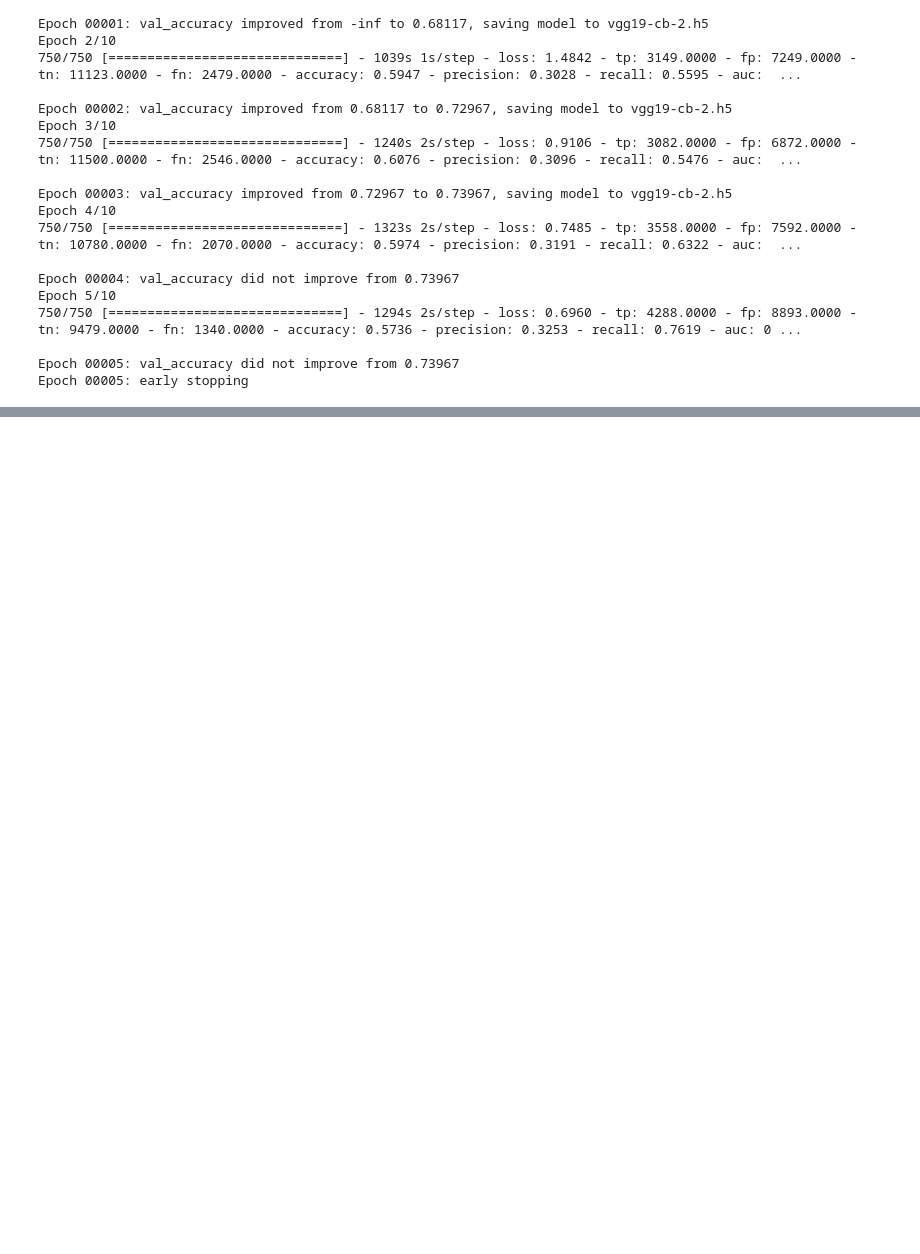
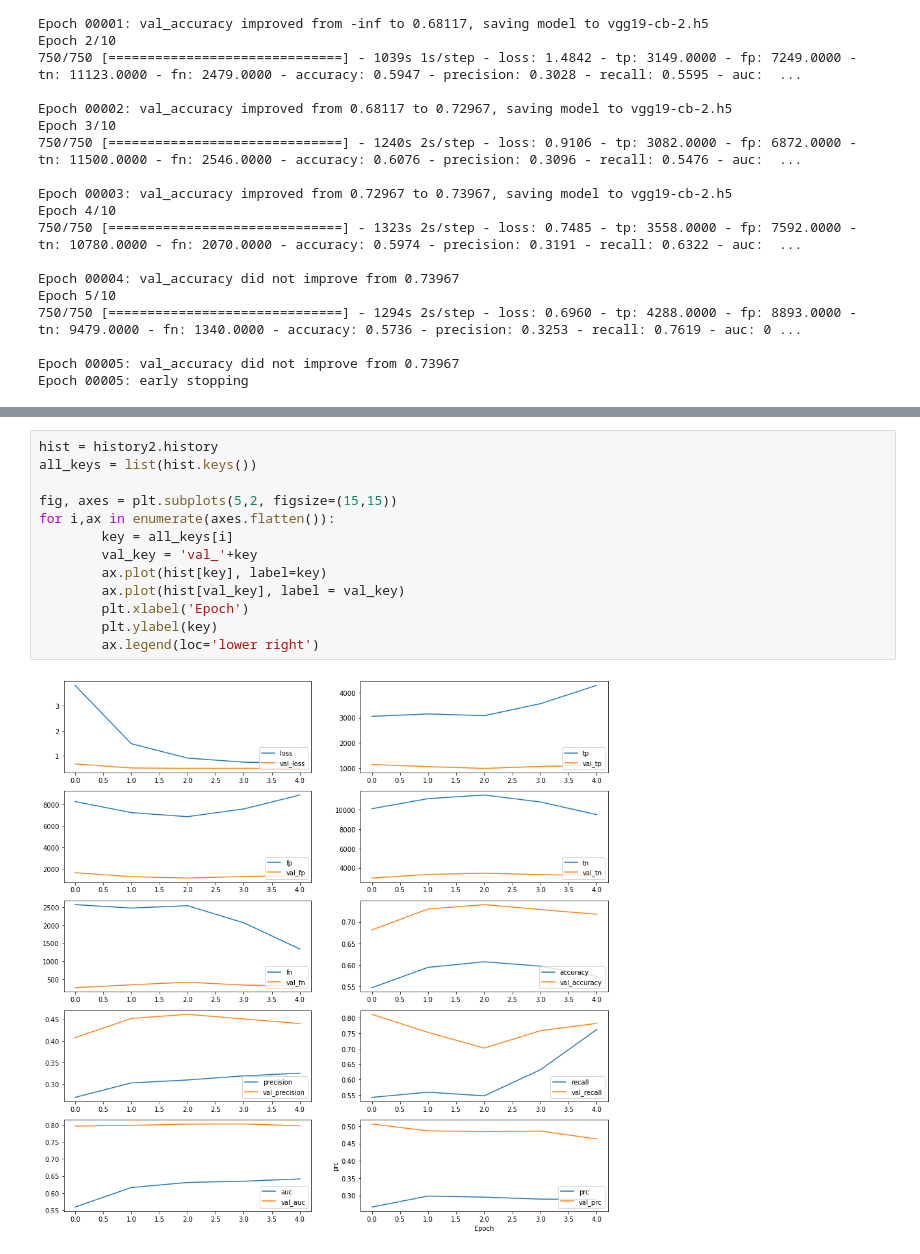
Before and after one commit to mpolyakova/right-whale-detection-deep-metis, a Jupyter notebook: a10.1 Different Dense Layers on VGG 19.ipynb, the cells around one changed output, grey strips where cells are left out. Drawn from its saved outputs; the diff is of its cells as text; blank space fills up the shorter version.

```diff
--- a/a10.1 Different Dense Layers on VGG 19.ipynb
+++ b/a10.1 Different Dense Layers on VGG 19.ipynb
@@ -111,0 +132,15 @@ Epoch 00005: early stopping
+# %%
+hist = history2.history
+all_keys = list(hist.keys())
+
+fig, axes = plt.subplots(5,2, figsize=(15,15))
+for i,ax in enumerate(axes.flatten()):
+        key = all_keys[i]
+        val_key = 'val_'+key
+        ax.plot(hist[key], label=key)
+        ax.plot(hist[val_key], label = val_key)
+        plt.xlabel('Epoch')
+        plt.ylabel(key)
+        ax.legend(loc='lower right')
+# %% [output]
+[figure, added]
```
Also changed, not shown: parts of 2 cells of this notebook, 9 other files.
